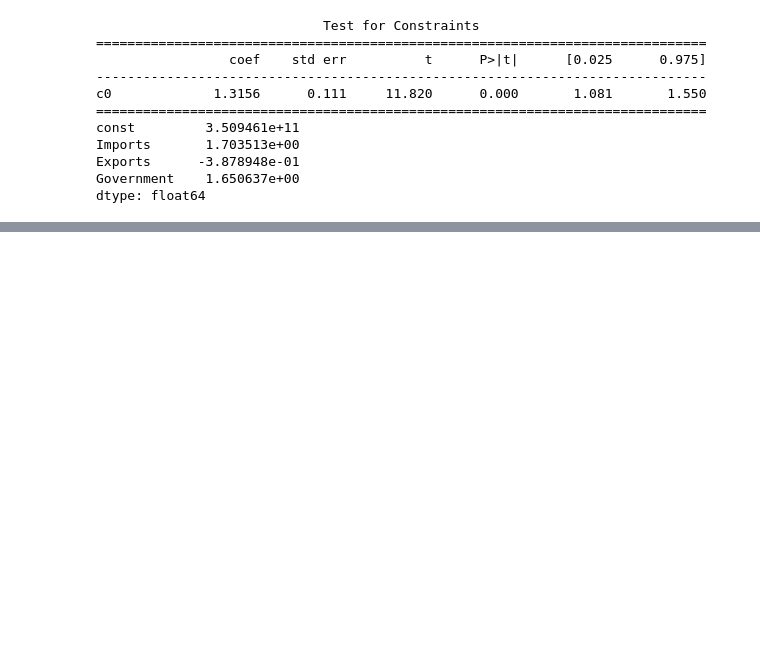
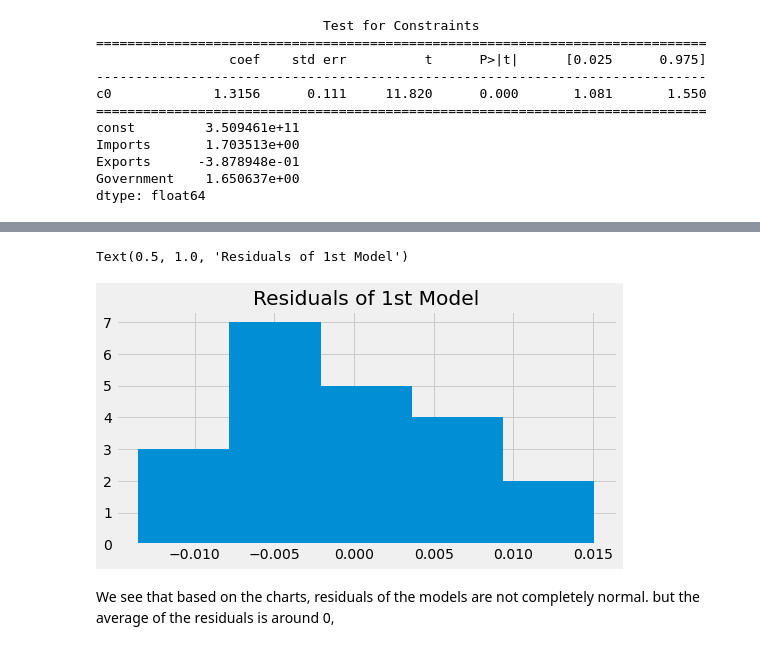
Before and after one commit to mozshen/EconometricsCourse, a Jupyter notebook: 7/HW7.ipynb, the cells around one changed output, grey strips where cells are left out. Saved outputs shown, nothing was run; the diff lists cells and outputs as text; code cells hidden in the pictures; blank space fills up the shorter version.

```diff
--- a/7/HW7.ipynb
+++ b/7/HW7.ipynb
@@ -202,0 +224,10 @@ dtype: float64
+# %%
+plt.style.use('fivethirtyeight')
+plt.figure(figsize= (8, 4))
+plt.hist(model2.resid, bins= 5)
+plt.title('Residuals of 1st Model')
+# %% [output]
+Text(0.5, 1.0, 'Residuals of 1st Model')
+[figure, added]
+# %% [markdown]
+We see that based on the charts, residuals of the models are not completely normal. but the average of the residuals is around 0,
```
Also changed, not shown: parts of 6 cells of this notebook.
